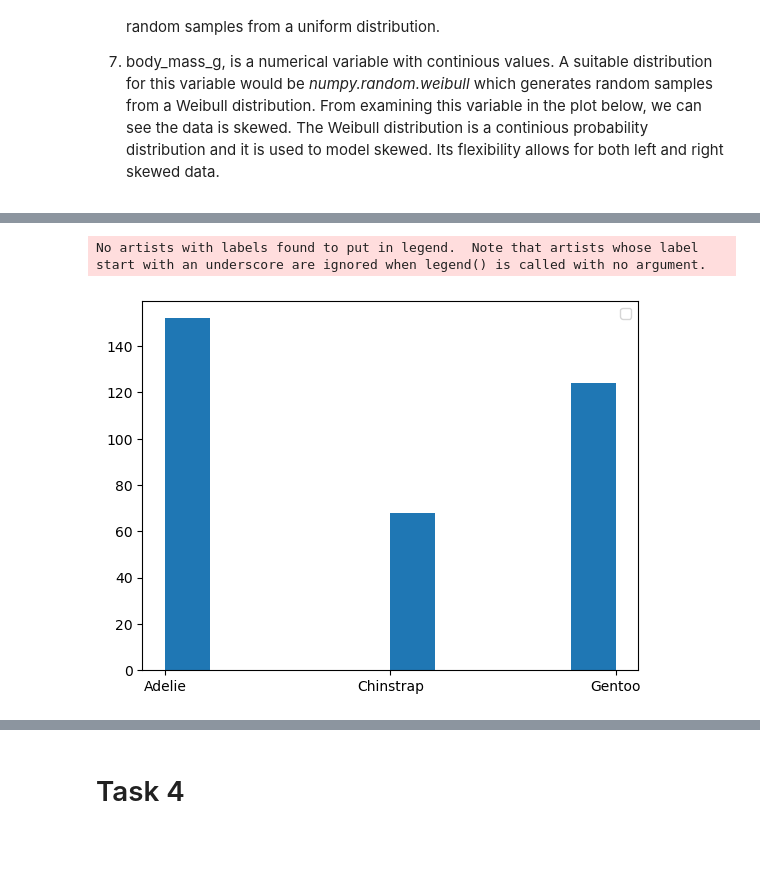
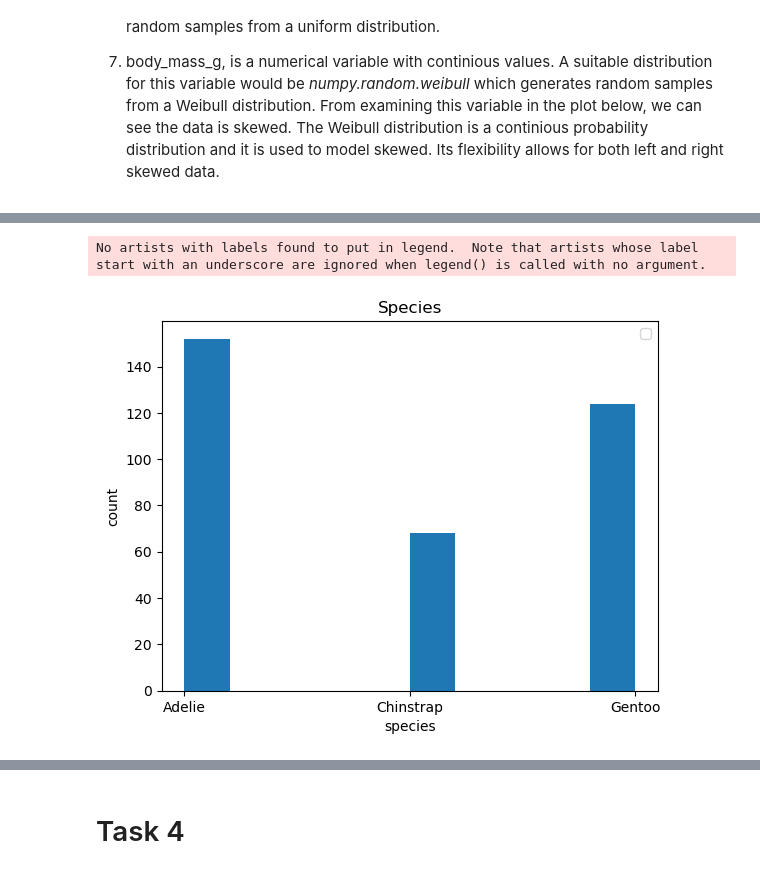
Before and after one commit to dectan/FUNDAMENTALS-OF-DATA-ANALYSIS, a Jupyter notebook: tasks.ipynb, the cells around one changed output, grey strips where cells are left out. Saved outputs shown, nothing was run; the diff lists cells and outputs as text; code cells hidden in the pictures; blank space fills up the shorter version.

```diff
--- a/tasks.ipynb
+++ b/tasks.ipynb
@@ -223,10 +205,13 @@ There are 7 varaibles in this dataset. As mentioned above, there are Categorical
 ![WeibullDistribution](https://blog.minitab.com/hubfs/Imported_Blog_Media/weibull_distribution_3.gif?t=1537556350140 "Weibull Distribution")
 # %%
 plt.hist(df['species'], bins=10)
+plt.title('Species')
+plt.xlabel("species")
+plt.ylabel("count")
 plt.legend()
 plt.show()
 # %% [output]
 No artists with labels found to put in legend.  Note that artists whose label start with an underscore are ignored when legend() is called with no argument.
-[figure, old version]
+[figure, new version]
 # %%
 plt.hist(df['island'], bins=10)
```
Also changed, not shown: parts of 42 cells of this notebook.
